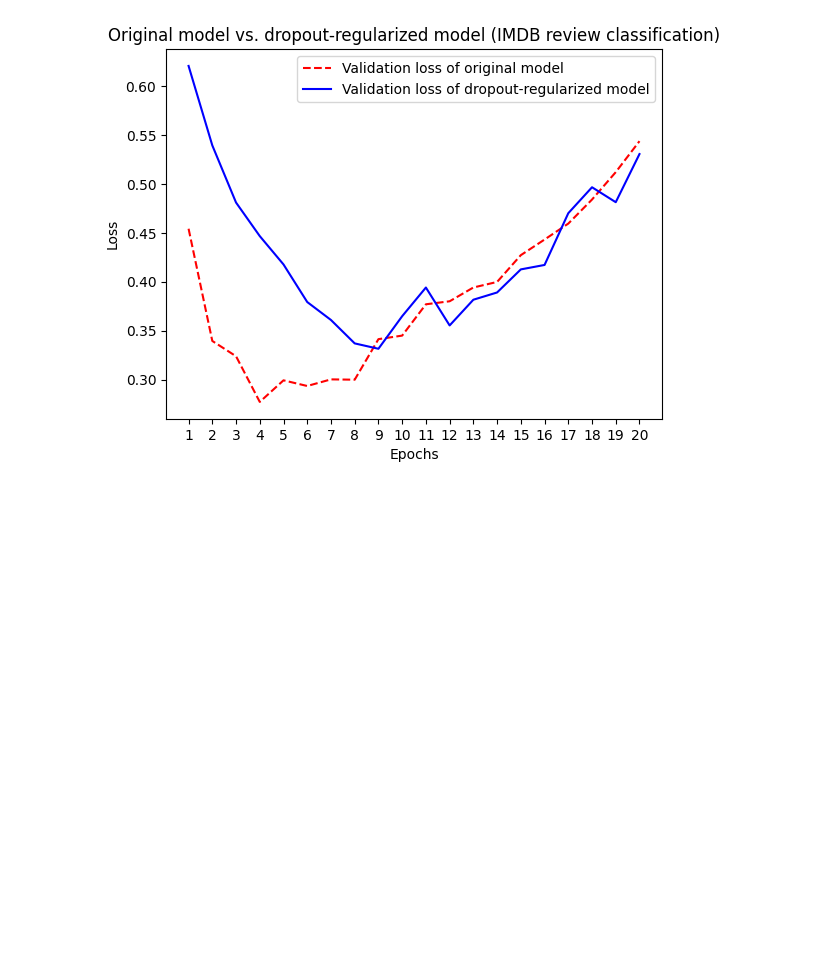
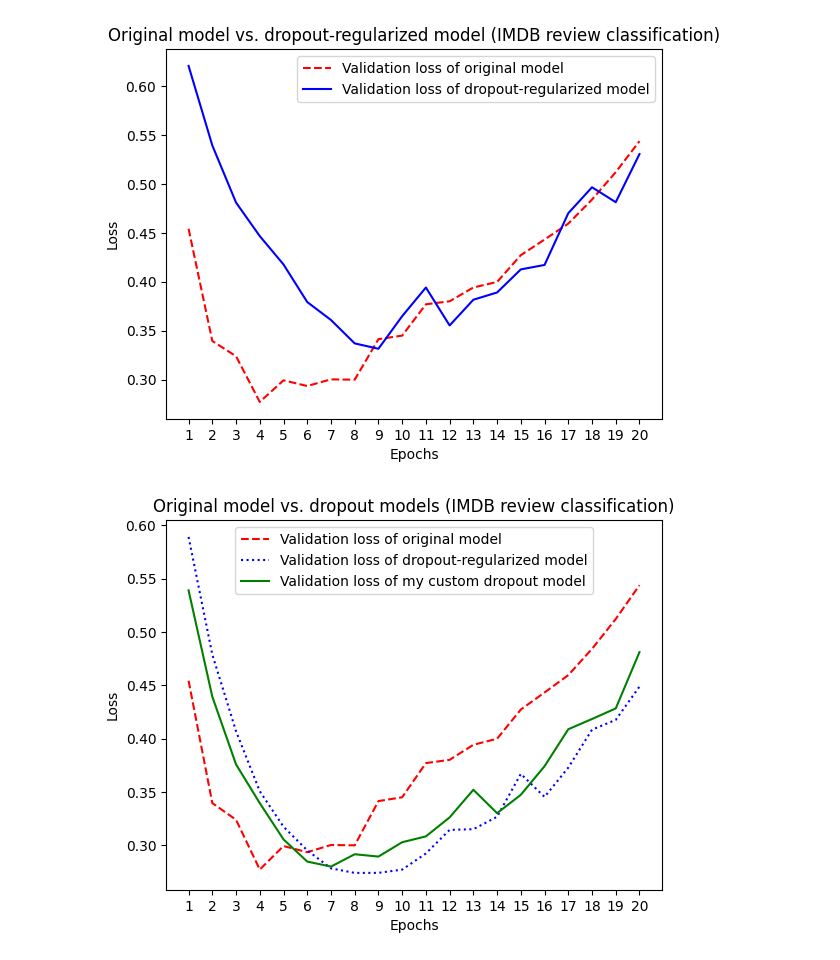
Before and after one commit to enzyen/test1, a Jupyter notebook: chapter05.ipynb, the cells around one changed output. Drawn from its saved outputs; the diff is of its cells as text; code cells hidden in the pictures; blank space fills up the shorter version.

```diff
--- a/chapter05.ipynb
+++ b/chapter05.ipynb
@@ -848,3 +888,39 @@ plt.legend()
 plt.show()
 # %% [output]
 [figure]
+# %%
+import matplotlib.pyplot as plt
+
+original_val_loss = history_original.history["val_loss"]
+dropout_val_loss = history_dropout.history["val_loss"]
+dropout_mine_val_loss = history_dropout_mine.history["val_loss"]
+
+epochs = range(1, 21)
+
+plt.plot(
+    epochs,
+    original_val_loss,
+    "r--",
+    label="Validation loss of original model",
+)
+plt.plot(
+    epochs,
+    dropout_val_loss,
+    "b:",
+    label="Validation loss of dropout-regularized model",
+)
+plt.plot(
+    epochs,
+    dropout_mine_val_loss,
+    "g-",
+    label="Validation loss of my custom dropout model",
+)
+
+plt.title("Original model vs. dropout models (IMDB review classification)")
+plt.xlabel("Epochs")
+plt.ylabel("Loss")
+plt.xticks(epochs)
+plt.legend()
+plt.show()
+# %% [output]
+[figure, added]
```
Also changed, not shown: parts of 1 cell of this notebook.
